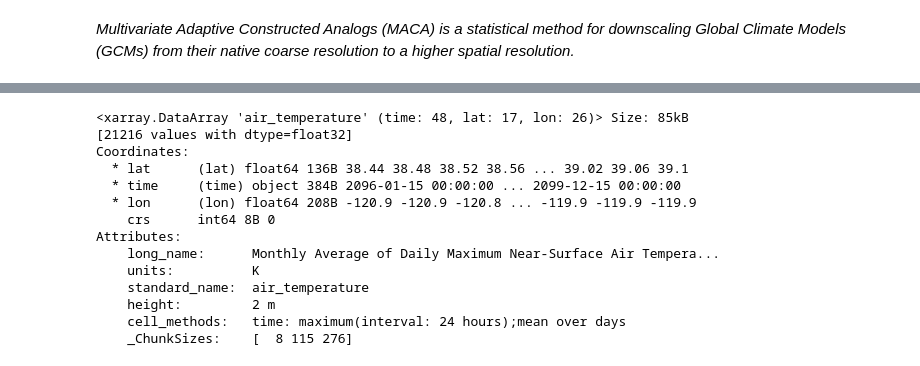
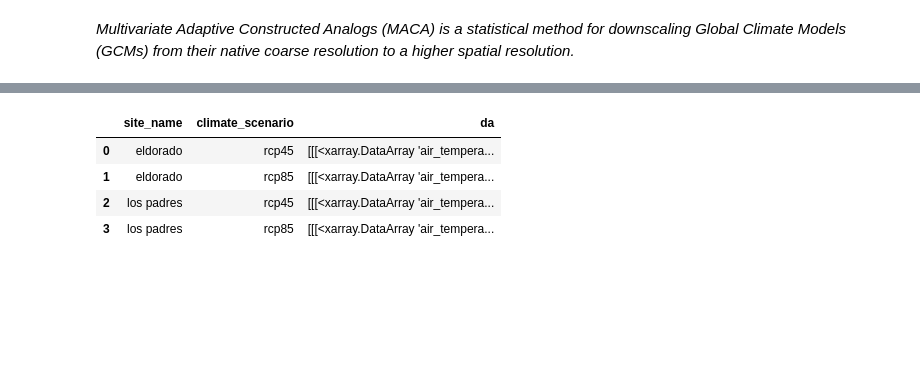
Before and after one commit to lauren-alexandra/habitat-suitability, a Jupyter notebook: notebooks/main.ipynb, the cells around one changed output, grey strips where cells are left out. Drawn from its saved outputs; the diff is of its cells as text; code cells hidden in the pictures; blank space fills up the shorter version.

Commit message:
get site projected temp

```diff
--- a/notebooks/main.ipynb
+++ b/notebooks/main.ipynb
@@ -449,17 +403,0 @@ Attributes:
-# %%
-maca_ds_rcp45.rio.clip_box(*eldorado_gdf.total_bounds)
-# %% [output]
-<xarray.DataArray 'air_temperature' (time: 48, lat: 17, lon: 26)> Size: 85kB
-[21216 values with dtype=float32]
-Coordinates:
-  * lat      (lat) float64 136B 38.44 38.48 38.52 38.56 ... 39.02 39.06 39.1
-  * time     (time) object 384B 2096-01-15 00:00:00 ... 2099-12-15 00:00:00
-  * lon      (lon) float64 208B -120.9 -120.9 -120.8 ... -119.9 -119.9 -119.9
-    crs      int64 8B 0
-Attributes:
-    long_name:      Monthly Average of Daily Maximum Near-Surface Air Tempera...
-    units:          K
-    standard_name:  air_temperature
-    height:         2 m
-    cell_methods:   time: maximum(interval: 24 hours);mean over days
-    _ChunkSizes:    [  8 115 276]
@@ -465,0 +440,16 @@ Attributes:
+# %%
+# RCP 4.5 (Medium Emissions Scenario) and 8.5 (High Emissions Scenario)
+emissions_scenarios = ['rcp45', 'rcp85']
+site_gdf_dict = {'eldorado': eldorado_gdf, 'los padres': los_padres_gdf}
+start_year = '2096'
+end_year = '2099'
+
+site_proj_temp = get_projected_temperature(site_gdf_dict, emissions_scenarios, start_year, end_year)
+
+site_proj_temp
+# %% [output]
+|  | site_name | climate_scenario | da |
+| 0 | eldorado | rcp45 | [[[<xarray.DataArray 'air_tempera... |
+| 1 | eldorado | rcp85 | [[[<xarray.DataArray 'air_tempera... |
+| 2 | los padres | rcp45 | [[[<xarray.DataArray 'air_tempera... |
+| 3 | los padres | rcp85 | [[[<xarray.DataArray 'air_tempera... |
```
Also changed, not shown: parts of 2 cells of this notebook.
